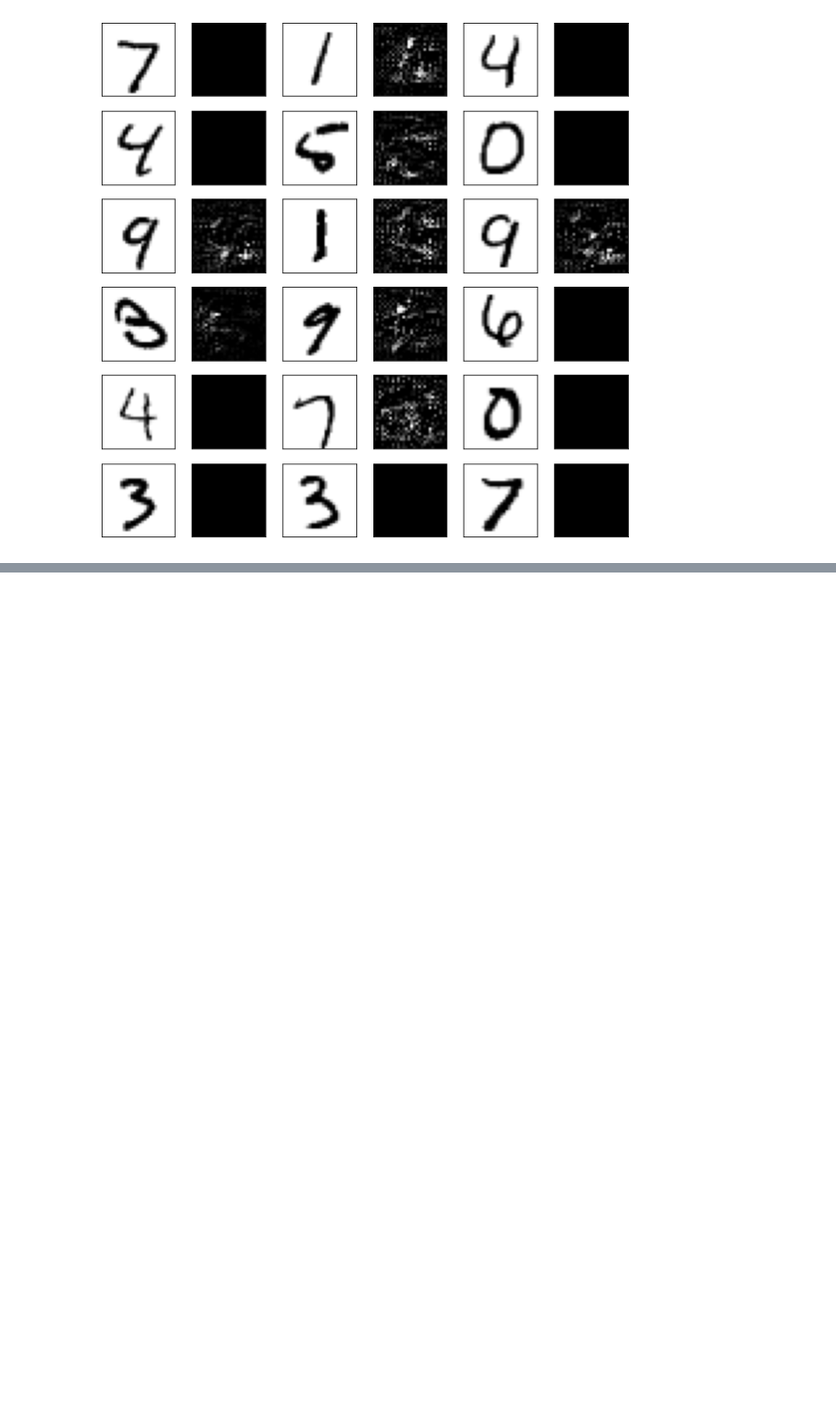
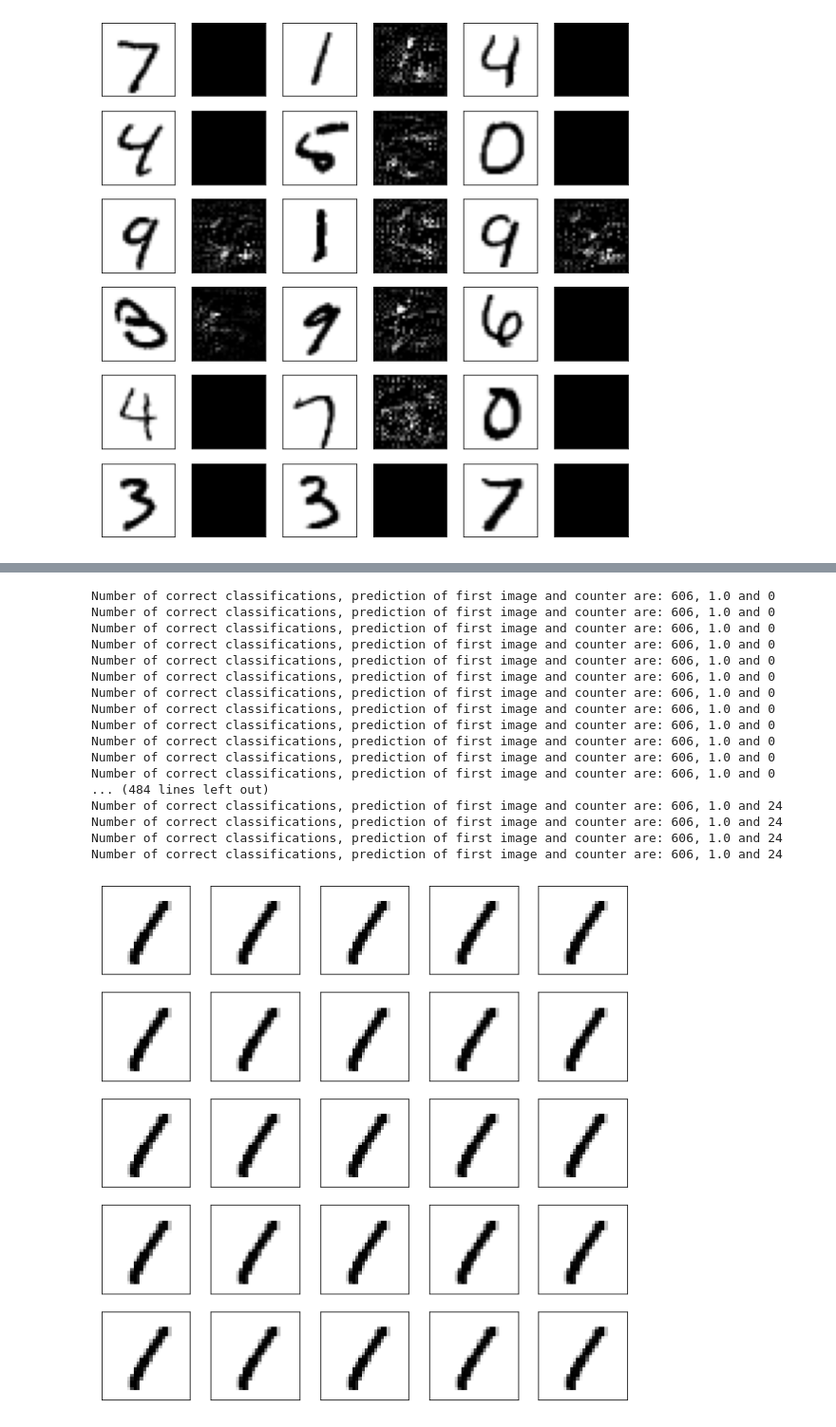
Before and after one commit to surajsrivathsa/ovgu_deeplearning, a Jupyter notebook: Introspection.ipynb, the cells around one changed output, grey strips where cells are left out. Shown at 95% size. Saved outputs shown, nothing was run; the diff lists cells and outputs as text; code cells hidden in the pictures; blank space fills up the shorter version.

```diff
--- a/Introspection.ipynb
+++ b/Introspection.ipynb
@@ -425,0 +443,2 @@ plot_figures(introspection_testing_images, masked_grads, num_images=36)
+# %%
+vgg_cnn_model = keras.models.load_model(filepath="/content/content/vgg_cnn_model_introspection")
@@ -425,0 +526,2 @@ plot_figures(introspection_testing_images, masked_grads, num_images=36)
+# %%
+gradient, perturbations = create_adversarial_pattern(adverserial_training_images_batch, adverserial_training_labels_batch, mask=one_mask)
@@ -425,0 +555,56 @@ plot_figures(introspection_testing_images, masked_grads, num_images=36)
+# %%
+def activation_maximization(adverserial_training_images_batch, adverserial_training_labels_batch,  perturbation_type="multiply", index_of_num=3,
+                      attack_type = "untargeted", targeted_attack_images = None, loss_fnc = "CCE"):
+
+  plt.figure(figsize=(10,10))
+  for i in range(25):
+    plt.subplot(5,5,i+1)
+    plt.xticks([])
+    plt.yticks([])
+    plt.grid(False)
+
+    for j in range(20):
+      #Get the weighted gradient/maximum change of the individual image pixel wrt output prediction. weighted by 0.071
+      if(i == 0):
+        gradient, perturbations = create_adversarial_pattern(adverserial_training_images_batch, adverserial_training_labels_batch, perturbation_type, attack_type, loss_fnc=loss_fnc)
+      elif(i > 0):
+        gradient, perturbations = create_adversarial_pattern(adverserial_training_images_batch_modified, modified_predictions_2, perturbation_type, attack_type, loss_fnc=loss_fnc)
+
+      #Add the gradient instead of subtracting it as we are trying to maximize the loss and moving in opposite direction of convex optimization hill.
+      if(i == 0):
+        adverserial_training_images_batch_modified = tf.subtract(adverserial_training_images_batch, 1 * perturbations)
+      elif(i > 0):
+        adverserial_training_images_batch_modified = tf.subtract(adverserial_training_images_batch_modified, 1 * perturbations)
+
+      #Get the new predictions for each change
+      modified_predictions = vgg_cnn_model(adverserial_training_images_batch_modified)
+      modified_predictions_2 =  tf.cast(tf.argmax(modified_predictions, axis=1),  dtype=tf.dtypes.float32)
+
+      #Get the number of correct classifications to monitor misclassifications and see gradual changes
+      x = tf.equal(adverserial_training_labels_batch, modified_predictions_2)
+      print("Number of correct classifications, prediction of first image and counter are: {}, {} and {}".format(tf.reduce_sum(tf.cast(x, tf.int32)), modified_predictions_2[index_of_num], i))
+      #print("Prediction of first image is : {}".format(modified_predictions_2[0]))
+    plt.imshow(adverserial_training_images_batch_modified[index_of_num], cmap=plt.cm.binary)
+
+  return adverserial_training_images_batch_modified;
+# %%
+adverserial_training_images_batch_modified = activation_maximization(adverserial_training_images_batch, adverserial_training_labels_batch,  perturbation_type="multiply")
+# %% [output]
+Number of correct classifications, prediction of first image and counter are: 606, 1.0 and 0
+Number of correct classifications, prediction of first image and counter are: 606, 1.0 and 0
+Number of correct classifications, prediction of first image and counter are: 606, 1.0 and 0
+Number of correct classifications, prediction of first image and counter are: 606, 1.0 and 0
+Number of correct classifications, prediction of first image and counter are: 606, 1.0 and 0
+Number of correct classifications, prediction of first image and counter are: 606, 1.0 and 0
+Number of correct classifications, prediction of first image and counter are: 606, 1.0 and 0
+Number of correct classifications, prediction of first image and counter are: 606, 1.0 and 0
+Number of correct classifications, prediction of first image and counter are: 606, 1.0 and 0
+Number of correct classifications, prediction of first image and counter are: 606, 1.0 and 0
+Number of correct classifications, prediction of first image and counter are: 606, 1.0 and 0
+Number of correct classifications, prediction of first image and counter are: 606, 1.0 and 0
+... (484 lines left out)
+Number of correct classifications, prediction of first image and counter are: 606, 1.0 and 24
+Number of correct classifications, prediction of first image and counter are: 606, 1.0 and 24
+Number of correct classifications, prediction of first image and counter are: 606, 1.0 and 24
+Number of correct classifications, prediction of first image and counter are: 606, 1.0 and 24
+[figure, added]
```
Also changed, not shown: parts of 17 cells of this notebook.
